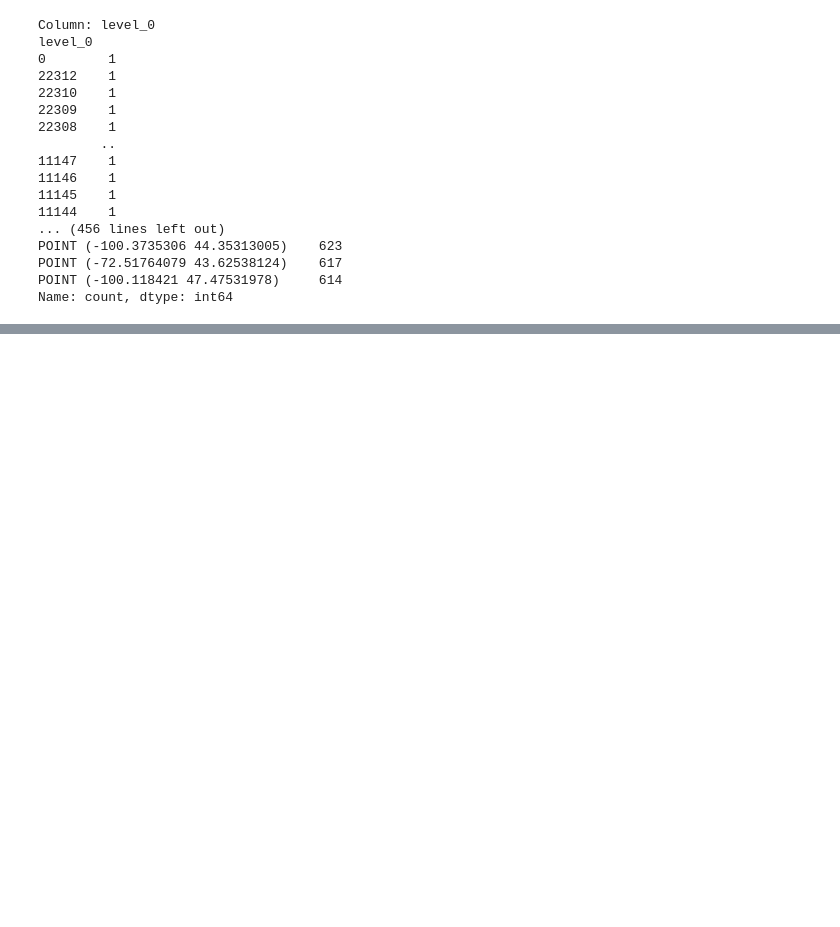
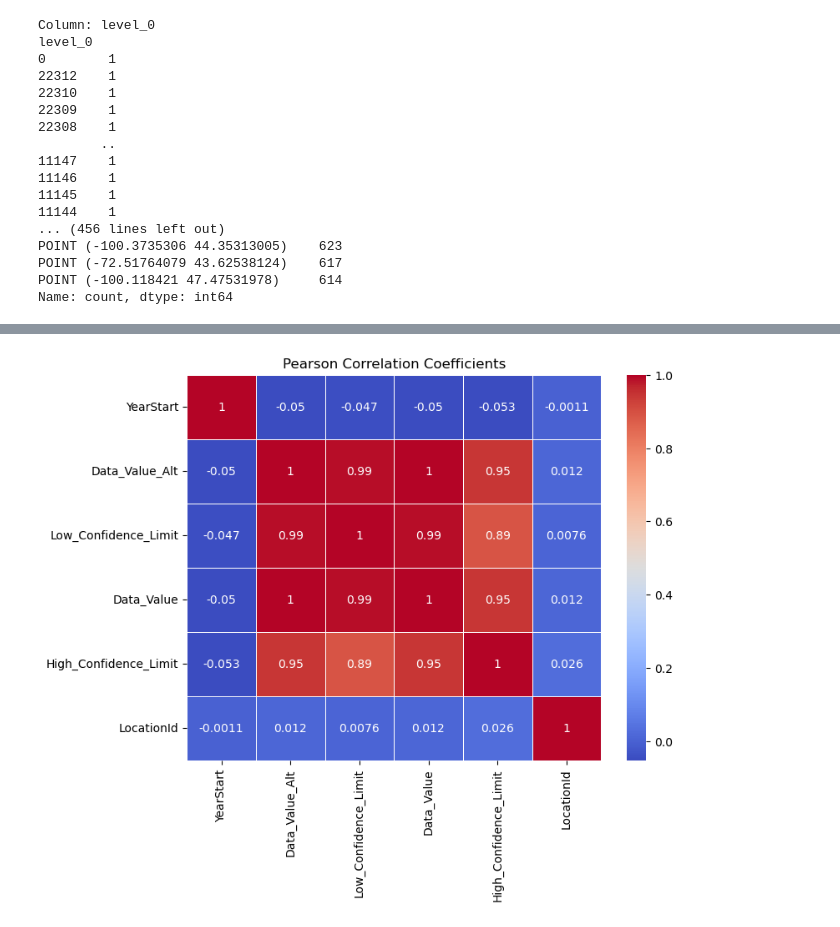
Before and after one commit to JTK112/Springboard--Joshua-D., a Jupyter notebook: DataWrangling.ipynb, the cells around one changed output, grey strips where cells are left out. Saved outputs shown, nothing was run; the diff lists cells and outputs as text; code cells hidden in the pictures; blank space fills up the shorter version.

```diff
--- a/DataWrangling.ipynb
+++ b/DataWrangling.ipynb
@@ -216,0 +274,14 @@ See the caveats in the documentation: https://pandas.pydata.org/pandas-docs/stab
+# %%
+# 4. Pearson correlation coefficients
+import seaborn as sns
+
+selected_columns = ["YearStart", "Data_Value_Alt", "Low_Confidence_Limit", "Data_Value","High_Confidence_Limit","LocationId"]
+correlation_matrix = CMS2[selected_columns].corr()
+
+# Plotting the heatmap
+plt.figure(figsize=(8, 6))
+sns.heatmap(correlation_matrix, annot=True, cmap='coolwarm', linewidths=.5)
+plt.title('Pearson Correlation Coefficients')
+plt.show()
+# %% [output]
+[figure, added]
```
Also changed, not shown: parts of 12 cells of this notebook.
